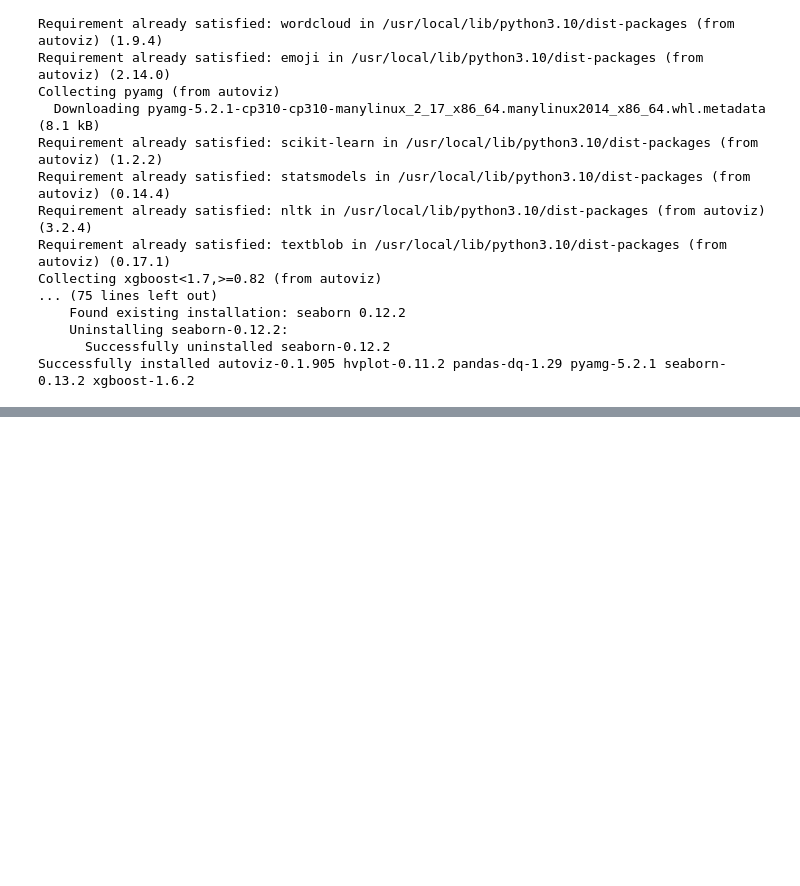
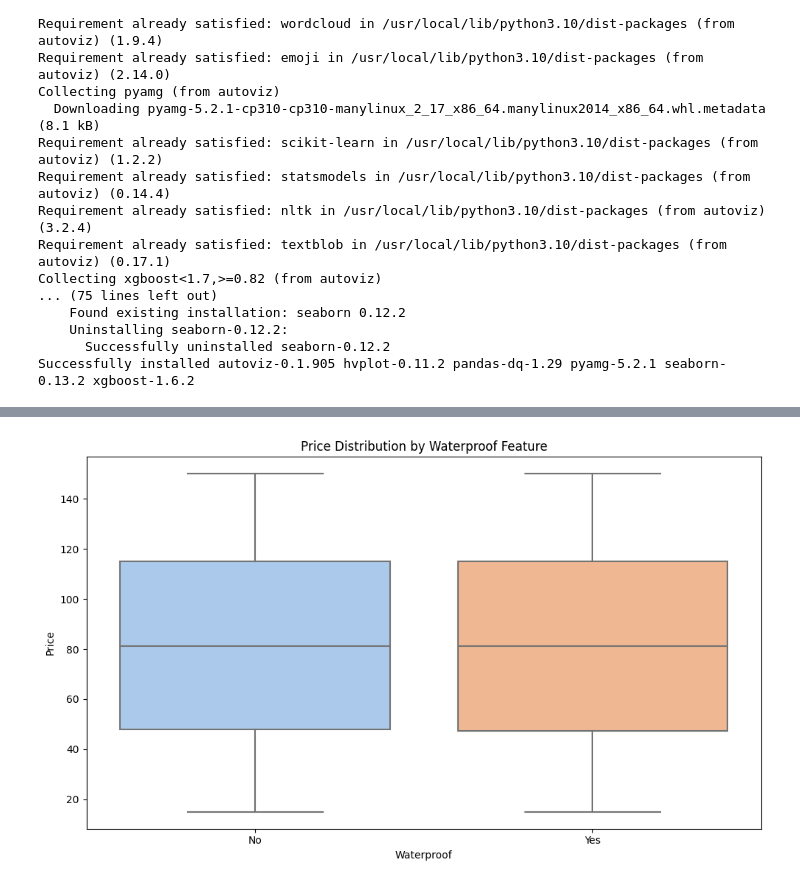
Before and after one commit to utkarshx27/Kaggle-Work-ML-Models, a Jupyter notebook: backpack-prediction-autoviz-xgb.ipynb, the cells around one changed output, grey strips where cells are left out. Cells and saved outputs as stored; diff of their text form; code cells hidden in the pictures; blank space fills up the shorter version.

```diff
--- a/backpack-prediction-autoviz-xgb.ipynb
+++ b/backpack-prediction-autoviz-xgb.ipynb
@@ -94,0 +144,9 @@ data_cleaning_suggestions(test)
+# %%
+plt.figure(figsize=(10, 6))
+sns.boxplot(data=train, x='Waterproof', y='Price', palette='pastel')
+plt.title('Price Distribution by Waterproof Feature')
+plt.xlabel('Waterproof')
+plt.ylabel('Price')
+plt.show()
+# %% [output]
+[figure, added]
```
Also changed, not shown: parts of 16 cells of this notebook.
